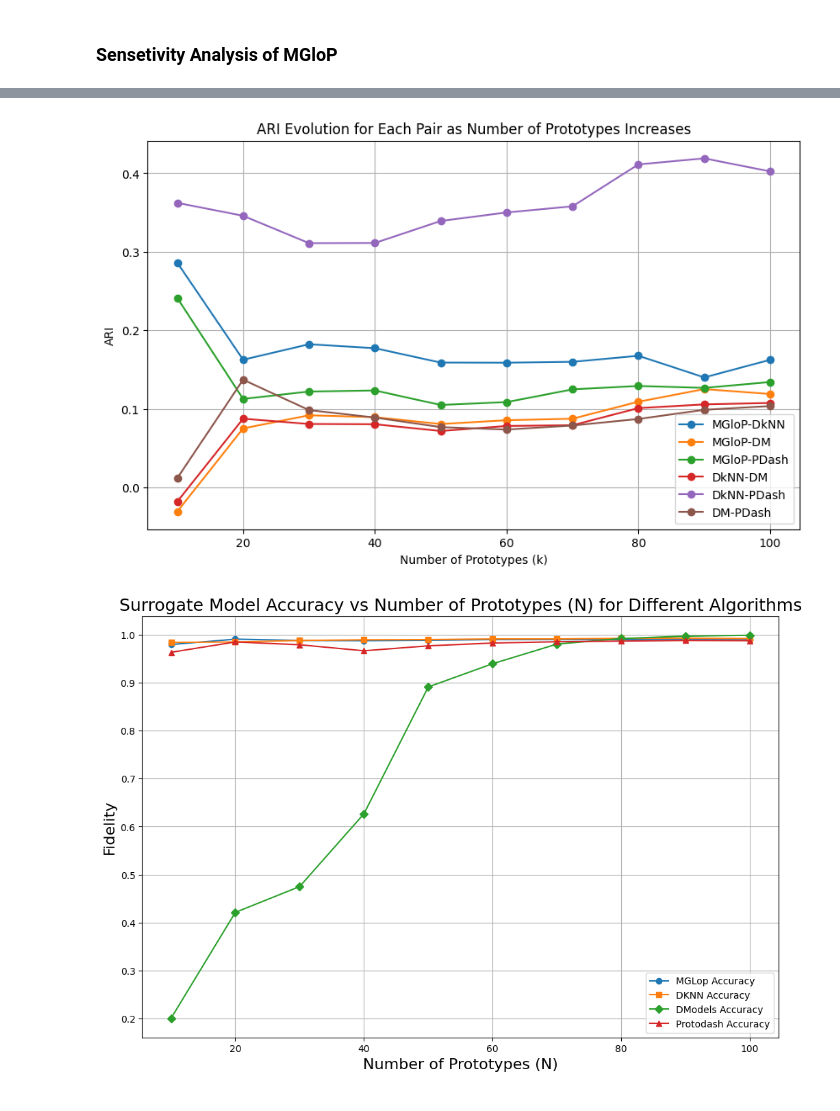
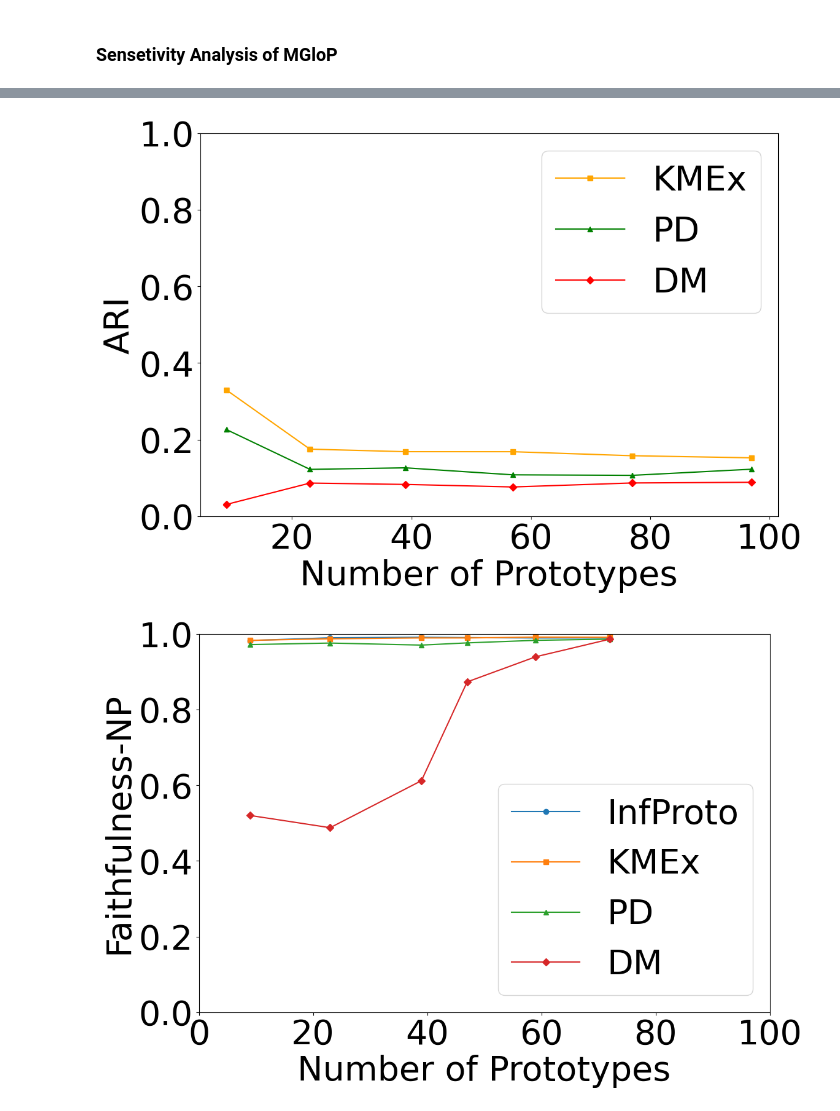
Before and after one commit to iNema9590/MGloP, a Jupyter notebook: Spam.ipynb, the cells around one changed output, grey strips where cells are left out. Cells and saved outputs as stored; diff of their text form; code cells hidden in the pictures.

```diff
--- a/Spam.ipynb
+++ b/Spam.ipynb
@@ -245,7 +247,8 @@ plt.show()
 # %%
 from aix360.algorithms.protodash import ProtodashExplainer
 
-N_values=range(10,101, 10)
+N_values=[9, 23, 39, 47, 59, 72]
+
 def generate_prototypes(N):
     explainer = ProtodashExplainer()
     weights, protodash, _ = explainer.explain(X_test, X_test, m=N, kernelType='Gaussian')
@@ -318,0 +361,2 @@ plt.show()
+# %%
+all_protos_np=np.array(all_protos)
@@ -363,52 +434,56 @@ def assign_clusters(X, prototypes):
     # Assign each point to the cluster with minimum distance
     labels = np.argmin(distances, axis=1)
     return labels
 
 pairwise_aris = {
-    "MGloP-DkNN": [],
-    "MGloP-DM": [],
-    "MGloP-PDash": [],
-    "DkNN-DM": [],
-    "DkNN-PDash": [],
-    "DM-PDash": []
+    "KMEx": [],
+    "DM": [],
+    "PD": []
+    # "DkNN-DM": [],
+    # "DkNN-PDash": [],
+    # "DM-PDash": []
 }
 
 for i in range(len(all_protos)):
     labels1 = assign_clusters(X_test, X_test[list(all_protos[i].values())[0]])
     labels2 = assign_clusters(X_test, X_test[list(all_protos[i].values())[1]])
     labels3 = assign_clusters(X_test, X_test[list(all_protos[i].values())[2]])
     labels4 = assign_clusters(X_test, X_test[list(all_protos[i].values())[3]])
 
 
     # Compute ARIs for all pairs
     ari_12 = adjusted_rand_score(labels1, labels2)
     ari_13 = adjusted_rand_score(labels1, labels3)
     ari_14 = adjusted_rand_score(labels1, labels4)
     ari_23 = adjusted_rand_score(labels2, labels3)
     ari_24 = adjusted_rand_score(labels2, labels4)
     ari_34 = adjusted_rand_score(labels3, labels4)
 
     # Append results
-    pairwise_aris["MGloP-DkNN"].append(ari_12)
-    pairwise_aris["MGloP-DM"].append(ari_13)
-    pairwise_aris["MGloP-PDash"].append(ari_14)
-    pairwise_aris["DkNN-DM"].append(ari_23)
-    pairwise_aris["DkNN-PDash"].append(ari_24)
-    pairwise_aris["DM-PDash"].append(ari_34)
+    pairwise_aris["KMEx"].append(ari_12)
+    pairwise_aris["DM"].append(ari_13)
+    pairwise_aris["PD"].append(ari_14)
+    # pairwise_aris["DkNN-DM"].append(ari_23)
+    # pairwise_aris["DkNN-PDash"].append(ari_24)
+    # pairwise_aris["DM-PDash"].append(ari_34)
 
 # Plot the ARI evolution for each pair
-plt.figure(figsize=(10, 6))
-for pair_name, ari_values in pairwise_aris.items():
-    plt.plot(N_values, ari_values, marker='o', label=pair_name)
 
-plt.title('ARI Evolution for Each Pair as Number of Prototypes Increases')
-plt.xlabel('Number of Prototypes (k)')
+plt.figure(figsize=(12, 8))
+plt.ylim(0,1)
+plt.rcParams['pdf.fonttype'] = 42
+plt.rcParams['ps.fonttype'] = 42
+plt.plot(N_values, pairwise_aris["KMEx"], marker='s', label='KMEx', color='orange')
+plt.plot(N_values, pairwise_aris["PD"], marker='^', label='PD', color='green')
+plt.plot(N_values, pairwise_aris["DM"], marker='D', label='DM', color='red')
+
+plt.xlabel('Number of Prototypes')
 plt.ylabel('ARI')
-plt.grid(True)
 plt.legend()
+plt.savefig("Figures/ari_spam.pdf", bbox_inches='tight', format="pdf")
 plt.show()
 # %% [output]
-[figure, old version]
+[figure, new version]
 # %%
 # all_protos_np=np.array(all_protos)
 mglop_ev=[]
@@ -422,22 +497,25 @@ for i in range(len(all_protos_np)):
     protodash_ev.append([nearest_medoid_accuracy(X_test, mod_pred, list(all_protos_np[i].values())[3]), compute_prototype_silhouette_score(X_test, list(all_protos_np[i].values())[3]), surrogate_fidelity(list(all_protos_np[i].values())[3])])
 # %%
 N_range=range(10,101,10)
+
 plt.figure(figsize=(12, 8))
-plt.plot(N_range, [item[2] for item in mglop_ev], marker='o', linestyle='-', label='MGLop Accuracy')
-plt.plot(N_range, [item[2] for item in dknn_ev], marker='s', linestyle='-', label='DKNN Accuracy')
-plt.plot(N_range, [item[2] for item in dmodels_ev], marker='D', linestyle='-', label='DModels Accuracy')
-plt.plot(N_range, [item[2] for item in protodash_ev], marker='^', linestyle='-', label='Protodash Accuracy')
+plt.rcParams.update({'font.size': 40})
 
-plt.xlabel("Number of Prototypes (N)", fontsize=16)
-plt.ylabel("Fidelity", fontsize=16)
-plt.title("Surrogate Model Accuracy vs Number of Prototypes (N) for Different Algorithms", fontsize=18)
+plt.ylim(0,1)
+plt.xlim(0,100)
+plt.plot(N_values, [item[2] for item in mglop_ev], marker='o', linestyle='-', label='InfProto')
+plt.plot(N_values, [item[2] for item in dknn_ev], marker='s', linestyle='-', label='KMEx')
+plt.plot(N_values, [item[2] for item in protodash_ev], marker='^', linestyle='-', label='PD')
+plt.plot(N_values, [item[2] for item in dmodels_ev], marker='D', linestyle='-', label='DM')
+
+plt.xlabel("Number of Prototypes", fontsize=40)
+plt.ylabel("Faithfulness-NP", fontsize=40)
 plt.rcParams['pdf.fonttype'] = 42
 plt.rcParams['ps.fonttype'] = 42
 plt.legend()
-plt.grid(True)
-# plt.savefig("Figures/nearest_medoid_accuracy_plot.pdf", format="pdf")
+plt.savefig("Figures/faithnp_spam.pdf",bbox_inches='tight', format="pdf")
 plt.show()
 # %% [output]
-[figure, old version]
+[figure, new version]
 # %%
 plt.figure(figsize=(12, 8))
```
Also changed, not shown: parts of 9 cells of this notebook, 12 other files.
